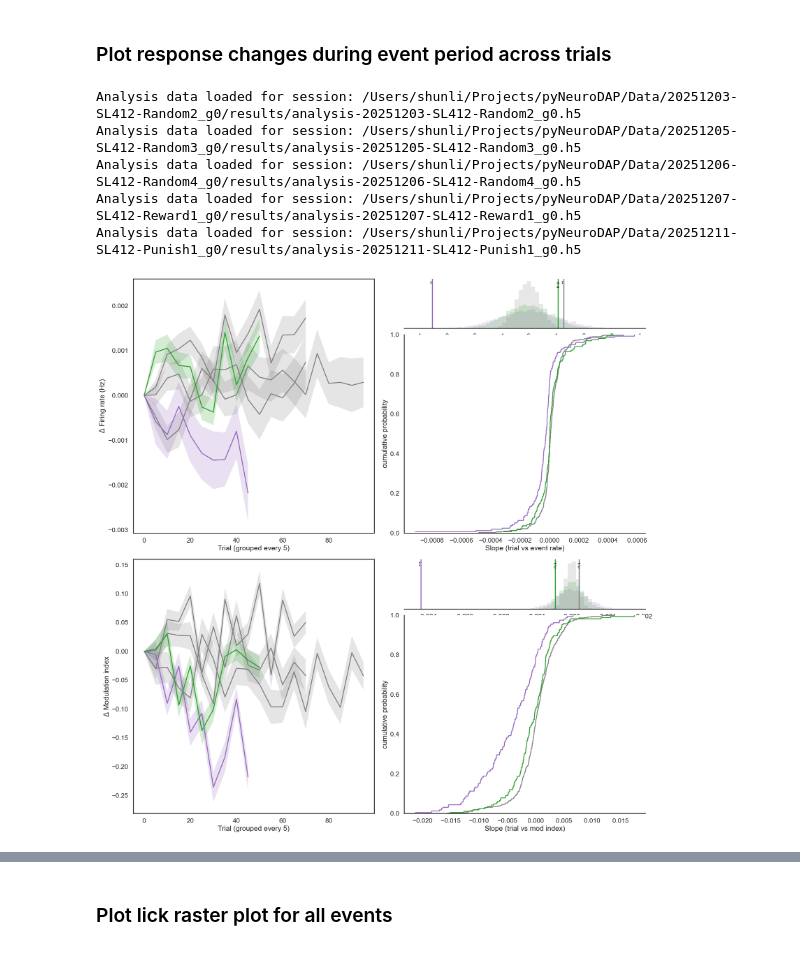
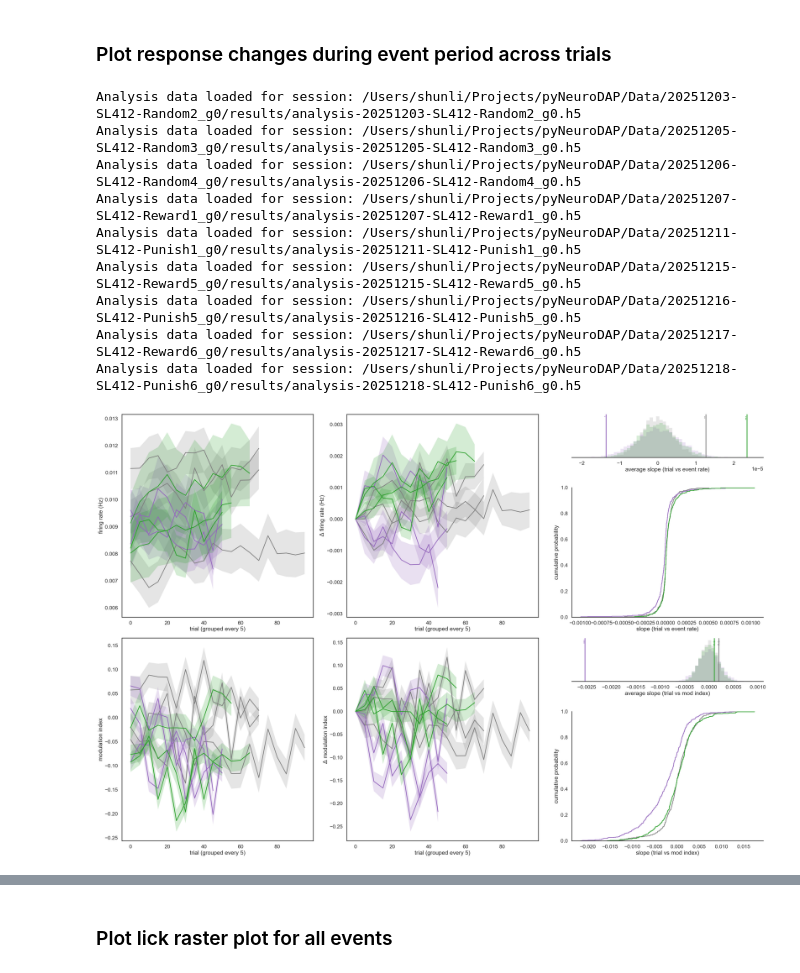
Before and after one commit to shunnnli/pyNeuroDAP, a Jupyter notebook: notebooks/Shun_analyze_experiments.ipynb, the cells around one changed output, grey strips where cells are left out. Cells and saved outputs as stored; diff of their text form; code cells hidden in the pictures.

Commit message:
save new notebook

```diff
--- a/notebooks/Shun_analyze_experiments.ipynb
+++ b/notebooks/Shun_analyze_experiments.ipynb
@@ -287,10 +287,10 @@ reversal_sessions = [
     # '20251212-SL412-Punish2_g0',
     # '20251213-SL412-Punish3_g0',
     # '20251214-SL412-Punish4_g0',
-    # '20251215-SL412-Reward5_g0',
-    # '20251216-SL412-Punish5_g0',
-    # '20251217-SL412-Reward6_g0',
-    # '20251218-SL412-Punish6_g0',
+    '20251215-SL412-Reward5_g0',
+    '20251216-SL412-Punish5_g0',
+    '20251217-SL412-Reward6_g0',
+    '20251218-SL412-Punish6_g0',
 ]
 
 all_sessions = [
@@ -400,9 +400,13 @@ Analysis data loaded for session: /Users/shunli/Projects/pyNeuroDAP/Data/2025120
 Analysis data loaded for session: /Users/shunli/Projects/pyNeuroDAP/Data/20251206-SL412-Random4_g0/results/analysis-20251206-SL412-Random4_g0.h5
 Analysis data loaded for session: /Users/shunli/Projects/pyNeuroDAP/Data/20251207-SL412-Reward1_g0/results/analysis-20251207-SL412-Reward1_g0.h5
 Analysis data loaded for session: /Users/shunli/Projects/pyNeuroDAP/Data/20251211-SL412-Punish1_g0/results/analysis-20251211-SL412-Punish1_g0.h5
+Analysis data loaded for session: /Users/shunli/Projects/pyNeuroDAP/Data/20251215-SL412-Reward5_g0/results/analysis-20251215-SL412-Reward5_g0.h5
+Analysis data loaded for session: /Users/shunli/Projects/pyNeuroDAP/Data/20251216-SL412-Punish5_g0/results/analysis-20251216-SL412-Punish5_g0.h5
+Analysis data loaded for session: /Users/shunli/Projects/pyNeuroDAP/Data/20251217-SL412-Reward6_g0/results/analysis-20251217-SL412-Reward6_g0.h5
+Analysis data loaded for session: /Users/shunli/Projects/pyNeuroDAP/Data/20251218-SL412-Punish6_g0/results/analysis-20251218-SL412-Punish6_g0.h5
 # %%
 # Plot trial vs normalized spikes for each unit, with x-axis as individual trial
-fig, axs = plt.subplots(2, 2, figsize=(20, 20))
+fig, axs = plt.subplots(2, 3, figsize=(30, 20))
 
 random_color = 'tab:gray'
 reward_color = 'tab:green'
@@ -410,52 +414,82 @@ punish_color = 'tab:purple'
 alpha = 0.5
 
 # Plot grouped event rates (averaged every n_grouped_trials)
+for sessions in random_event_rates_grouped:
+    # Plot average of all units in sessions
+    ndap.plot_sem(sessions, np.arange(sessions.shape[1]) * n_grouped_trials, color=random_color, ax=axs[0,0])
+for sessions in punish_event_rates_grouped:
+    # Plot average of all units in sessions
+    ndap.plot_sem(sessions, np.arange(sessions.shape[1]) * n_grouped_trials, color=punish_color, ax=axs[0,0])
+for sessions in reward_event_rates_grouped:
+    # Plot average of all units in sessions
+    ndap.plot_sem(sessions, np.arange(sessions.shape[1]) * n_grouped_trials, color=reward_color, ax=axs[0,0])
+axs[0,0].set_xlabel(f'trial (grouped every {n_grouped_trials})')
+axs[0,0].set_ylabel(r'firing rate (Hz)')
+
+# Plot grouped event rates (averaged every n_grouped_trials)
 for sessions in random_event_rates_diff_grouped:
     # Plot average of all units in sessions
-    ndap.plot_sem(sessions, np.arange(sessions.shape[1]) * n_grouped_trials, color=random_color, ax=axs[0,0])
+    ndap.plot_sem(sessions, np.arange(sessions.shape[1]) * n_grouped_trials, color=random_color, ax=axs[0,1])
 for sessions in punish_event_rates_diff_grouped:
     # Plot average of all units in sessions
-    ndap.plot_sem(sessions, np.arange(sessions.shape[1]) * n_grouped_trials, color=punish_color, ax=axs[0,0])
+    ndap.plot_sem(sessions, np.arange(sessions.shape[1]) * n_grouped_trials, color=punish_color, ax=axs[0,1])
 for sessions in reward_event_rates_diff_grouped:
     # Plot average of all units in sessions
-    ndap.plot_sem(sessions, np.arange(sessions.shape[1]) * n_grouped_trials, color=reward_color, ax=axs[0,0])
-axs[0,0].set_xlabel(f'Trial (grouped every {n_grouped_trials})')
-axs[0,0].set_ylabel(r'$\Delta$ Firing rate (Hz)')
+    ndap.plot_sem(sessions, np.arange(sessions.shape[1]) * n_grouped_trials, color=reward_color, ax=axs[0,1])
+axs[0,1].set_xlabel(f'trial (grouped every {n_grouped_trials})')
+axs[0,1].set_ylabel(r'$\Delta$ firing rate (Hz)')
 
 # Plot distribution of slope (event_rates_diff_grouped vs trial)
 random_event_rates_slopes = np.concatenate([np.ravel(x) for x in random_event_rates_slopes])
 reward_event_rates_slopes = np.concatenate([np.ravel(x) for x in reward_event_rates_slopes])
 punish_event_rates_slopes = np.concatenate([np.ravel(x) for x in punish_event_rates_slopes])
-ndap.plot_distribution(random_event_rates_slopes, color=random_color, label='random', ax=axs[0,1], xlabel='Slope (trial vs event rate)')
-ndap.plot_distribution(punish_event_rates_slopes, color=punish_color, label='punish', ax=axs[0,1], xlabel='Slope (trial vs event rate)')
-ndap.plot_distribution(reward_event_rates_slopes, color=reward_color, label='reward', ax=axs[0,1], xlabel='Slope (trial vs event rate)')
+ndap.plot_distribution(random_event_rates_slopes, color=random_color, label='random', ax=axs[0,2], xlabel='slope (trial vs event rate)')
+ndap.plot_distribution(punish_event_rates_slopes, color=punish_color, label='punish', ax=axs[0,2], xlabel='slope (trial vs event rate)')
+ndap.plot_distribution(reward_event_rates_slopes, color=reward_color, label='reward', ax=axs[0,2], xlabel='slope (trial vs event rate)')
 
+
+# Plot grouped event rates (averaged every n_grouped_trials)
+for sessions in random_mod_index_grouped:
+    # Plot average of all units in sessions
+    ndap.plot_sem(sessions, np.arange(sessions.shape[1]) * n_grouped_trials, color=random_color, ax=axs[1,0])
+for sessions in punish_mod_index_grouped:
+    # Plot average of all units in sessions
+    ndap.plot_sem(sessions, np.arange(sessions.shape[1]) * n_grouped_trials, color=punish_color, ax=axs[1,0])
+for sessions in reward_mod_index_grouped:
+    # Plot average of all units in sessions
+    ndap.plot_sem(sessions, np.arange(sessions.shape[1]) * n_grouped_trials, color=reward_color, ax=axs[1,0])
+axs[1,0].set_xlabel(f'trial (grouped every {n_grouped_trials})')
+axs[1,0].set_ylabel(r'modulation index')
 
 # Plot grouped event rates (averaged every n_grouped_trials)
 for sessions in random_mod_index_diff_grouped:
     # Plot average of all units in sessions
-    ndap.plot_sem(sessions, np.arange(sessions.shape[1]) * n_grouped_trials, color=random_color, ax=axs[1,0])
+    ndap.plot_sem(sessions, np.arange(sessions.shape[1]) * n_grouped_trials, color=random_color, ax=axs[1,1])
 for sessions in punish_mod_index_diff_grouped:
     # Plot average of all units in sessions
-    ndap.plot_sem(sessions, np.arange(sessions.shape[1]) * n_grouped_trials, color=punish_color, ax=axs[1,0])
+    ndap.plot_sem(sessions, np.arange(sessions.shape[1]) * n_grouped_trials, color=punish_color, ax=axs[1,1])
 for sessions in reward_mod_index_diff_grouped:
     # Plot average of all units in sessions
-    ndap.plot_sem(sessions, np.arange(sessions.shape[1]) * n_grouped_trials, color=reward_color, ax=axs[1,0])
-axs[1,0].set_xlabel(f'Trial (grouped every {n_grouped_trials})')
-axs[1,0].set_ylabel(r'$\Delta$ Modulation index')
+    ndap.plot_sem(sessions, np.arange(sessions.shape[1]) * n_grouped_trials, color=reward_color, ax=axs[1,1])
+axs[1,1].set_xlabel(f'trial (grouped every {n_grouped_trials})')
+axs[1,1].set_ylabel(r'$\Delta$ modulation index')
 
 # Plot distribution of slope (event_rates_diff_grouped vs trial)
 random_mod_index_slopes = np.concatenate([np.ravel(x) for x in random_mod_index_slopes])
 reward_mod_index_slopes = np.concatenate([np.ravel(x) for x in reward_mod_index_slopes])
 punish_mod_index_slopes = np.concatenate([np.ravel(x) for x in punish_mod_index_slopes])
-ndap.plot_distribution(random_mod_index_slopes, color=random_color, label='random', ax=axs[1,1], xlabel='Slope (trial vs mod index)')
-ndap.plot_distribution(punish_mod_index_slopes, color=punish_color, label='punish', ax=axs[1,1], xlabel='Slope (trial vs mod index)')
-ndap.plot_distribution(reward_mod_index_slopes, color=reward_color, label='reward', ax=axs[1,1], xlabel='Slope (trial vs mod index)')
+ndap.plot_distribution(random_mod_index_slopes, color=random_color, label='random', ax=axs[1,2], xlabel='slope (trial vs mod index)')
+ndap.plot_distribution(punish_mod_index_slopes, color=punish_color, label='punish', ax=axs[1,2], xlabel='slope (trial vs mod index)')
+ndap.plot_distribution(reward_mod_index_slopes, color=reward_color, label='reward', ax=axs[1,2], xlabel='slope (trial vs mod index)')
 
 plt.tight_layout()
 plt.show()
+
+# Save as pdf
+results_folder = r'/Users/shunli/Projects/pyNeuroDAP/Results/SL412'
+fig.savefig(os.path.join(results_folder, f'trial_response_opto_reversal.pdf'), dpi=300)
 # %% [output]
-[figure, old version]
+[figure, new version]
 # %%
 # Plot trial averaged mod index distribution
 fig, axs = plt.subplots(1, 2, figsize=(20, 10))
```
Also changed, not shown: parts of 1 cell of this notebook, 1 other file.
